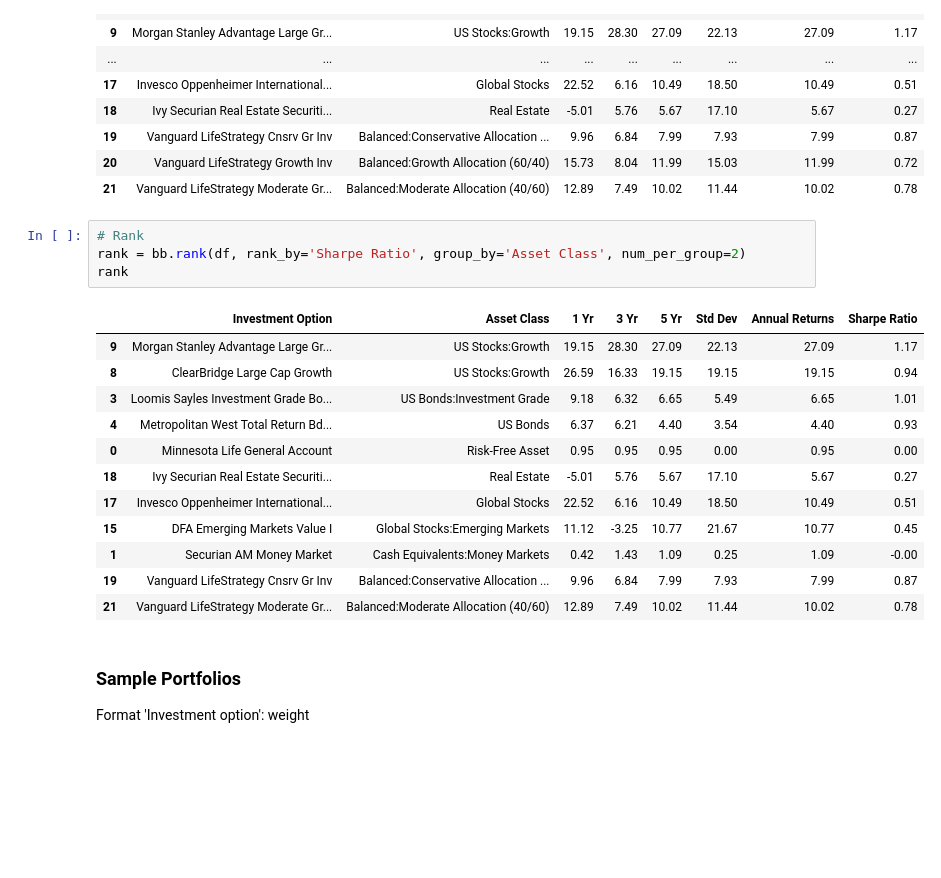
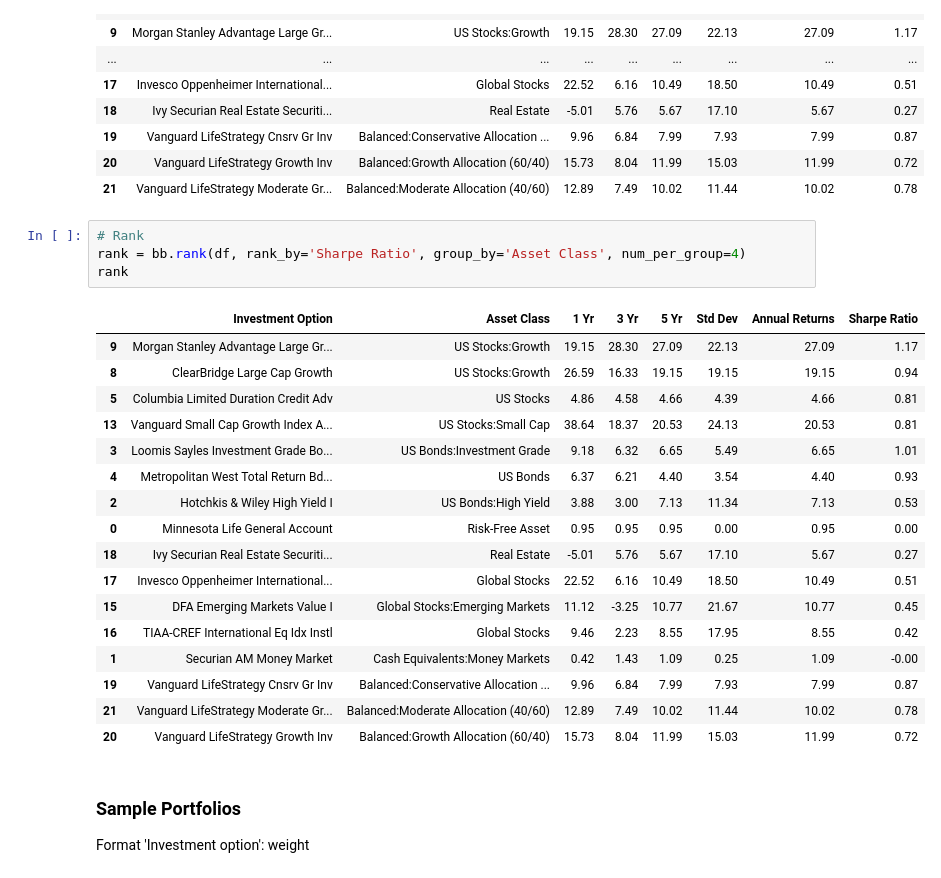
Before and after one commit to fja05680/brownbear, a Jupyter notebook: portfolios/securian-401k/portfolio.ipynb, the cells around one changed output. Saved outputs shown, nothing was run; the diff lists cells and outputs as text; blank space fills up the shorter version.

```diff
--- a/portfolios/securian-401k/portfolio.ipynb
+++ b/portfolios/securian-401k/portfolio.ipynb
@@ -67,21 +67,26 @@ df
 | 21 | Vanguard LifeStrategy Moderate Gr... | Balanced:Moderate Allocation (40/60) | 12.89 | 7.49 | 10.02 | 11.44 | 10.02 | 0.78 |
 # %%
 # Rank
-rank = bb.rank(df, rank_by='Sharpe Ratio', group_by='Asset Class', num_per_group=2)
+rank = bb.rank(df, rank_by='Sharpe Ratio', group_by='Asset Class', num_per_group=4)
 rank
 # %% [output]
 |  | Investment Option | Asset Class | 1 Yr | 3 Yr | 5 Yr | Std Dev | Annual Returns | Sharpe Ratio |
 | 9 | Morgan Stanley Advantage Large Gr... | US Stocks:Growth | 19.15 | 28.30 | 27.09 | 22.13 | 27.09 | 1.17 |
 | 8 | ClearBridge Large Cap Growth | US Stocks:Growth | 26.59 | 16.33 | 19.15 | 19.15 | 19.15 | 0.94 |
+| 5 | Columbia Limited Duration Credit Adv | US Stocks | 4.86 | 4.58 | 4.66 | 4.39 | 4.66 | 0.81 |
+| 13 | Vanguard Small Cap Growth Index A... | US Stocks:Small Cap | 38.64 | 18.37 | 20.53 | 24.13 | 20.53 | 0.81 |
 | 3 | Loomis Sayles Investment Grade Bo... | US Bonds:Investment Grade | 9.18 | 6.32 | 6.65 | 5.49 | 6.65 | 1.01 |
 | 4 | Metropolitan West Total Return Bd... | US Bonds | 6.37 | 6.21 | 4.40 | 3.54 | 4.40 | 0.93 |
+| 2 | Hotchkis & Wiley High Yield I | US Bonds:High Yield | 3.88 | 3.00 | 7.13 | 11.34 | 7.13 | 0.53 |
 | 0 | Minnesota Life General Account | Risk-Free Asset | 0.95 | 0.95 | 0.95 | 0.00 | 0.95 | 0.00 |
 | 18 | Ivy Securian Real Estate Securiti... | Real Estate | -5.01 | 5.76 | 5.67 | 17.10 | 5.67 | 0.27 |
 | 17 | Invesco Oppenheimer International... | Global Stocks | 22.52 | 6.16 | 10.49 | 18.50 | 10.49 | 0.51 |
 | 15 | DFA Emerging Markets Value I | Global Stocks:Emerging Markets | 11.12 | -3.25 | 10.77 | 21.67 | 10.77 | 0.45 |
+| 16 | TIAA-CREF International Eq Idx Instl | Global Stocks | 9.46 | 2.23 | 8.55 | 17.95 | 8.55 | 0.42 |
 | 1 | Securian AM Money Market | Cash Equivalents:Money Markets | 0.42 | 1.43 | 1.09 | 0.25 | 1.09 | -0.00 |
 | 19 | Vanguard LifeStrategy Cnsrv Gr Inv | Balanced:Conservative Allocation ... | 9.96 | 6.84 | 7.99 | 7.93 | 7.99 | 0.87 |
 | 21 | Vanguard LifeStrategy Moderate Gr... | Balanced:Moderate Allocation (40/60) | 12.89 | 7.49 | 10.02 | 11.44 | 10.02 | 0.78 |
+| 20 | Vanguard LifeStrategy Growth Inv | Balanced:Growth Allocation (60/40) | 15.73 | 8.04 | 11.99 | 15.03 | 11.99 | 0.72 |
 # %% [markdown]
 ### Sample Portfolios
 Format 'Investment option': weight
```
Also changed, not shown: parts of 6 cells of this notebook, 3 other files.
